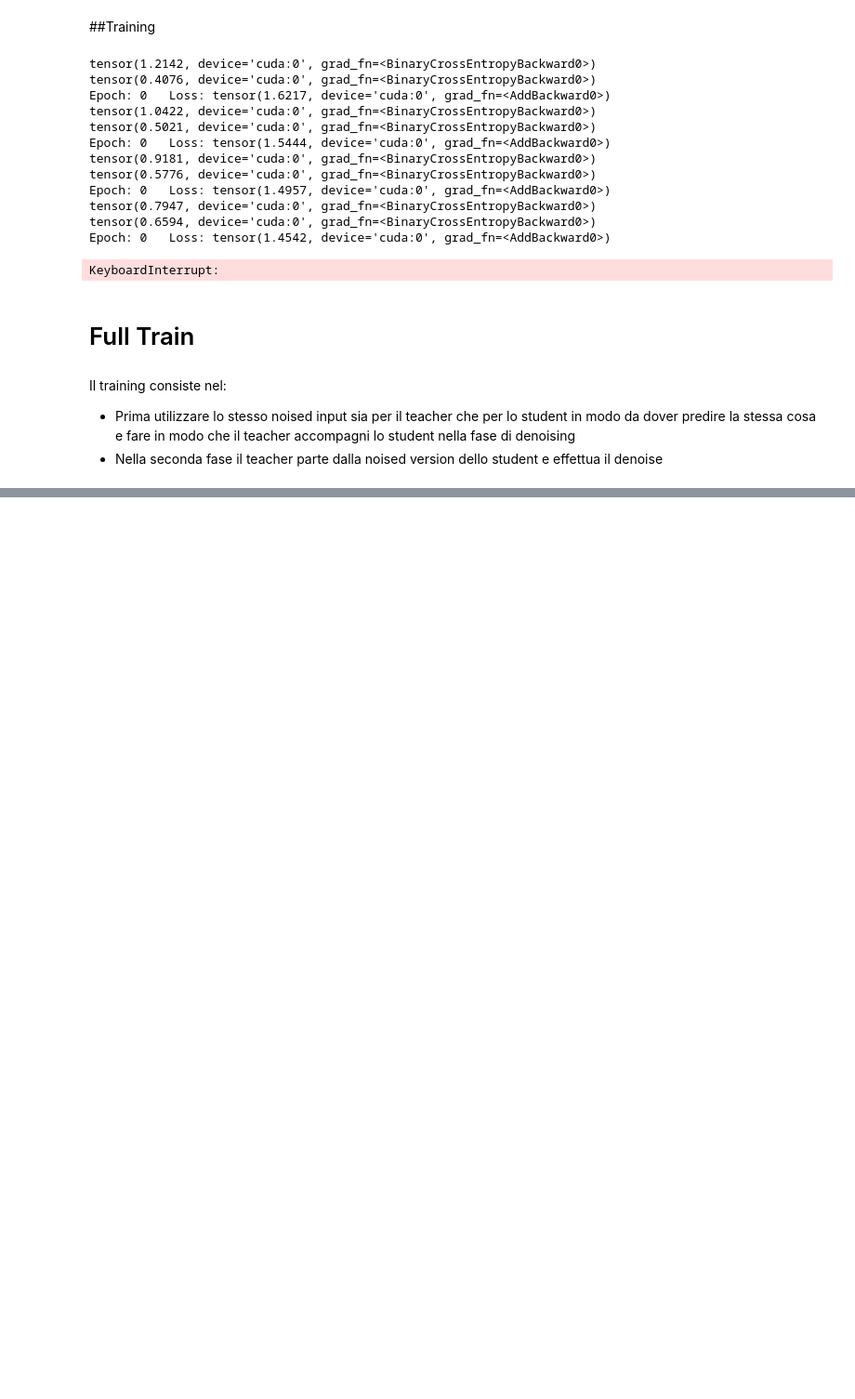
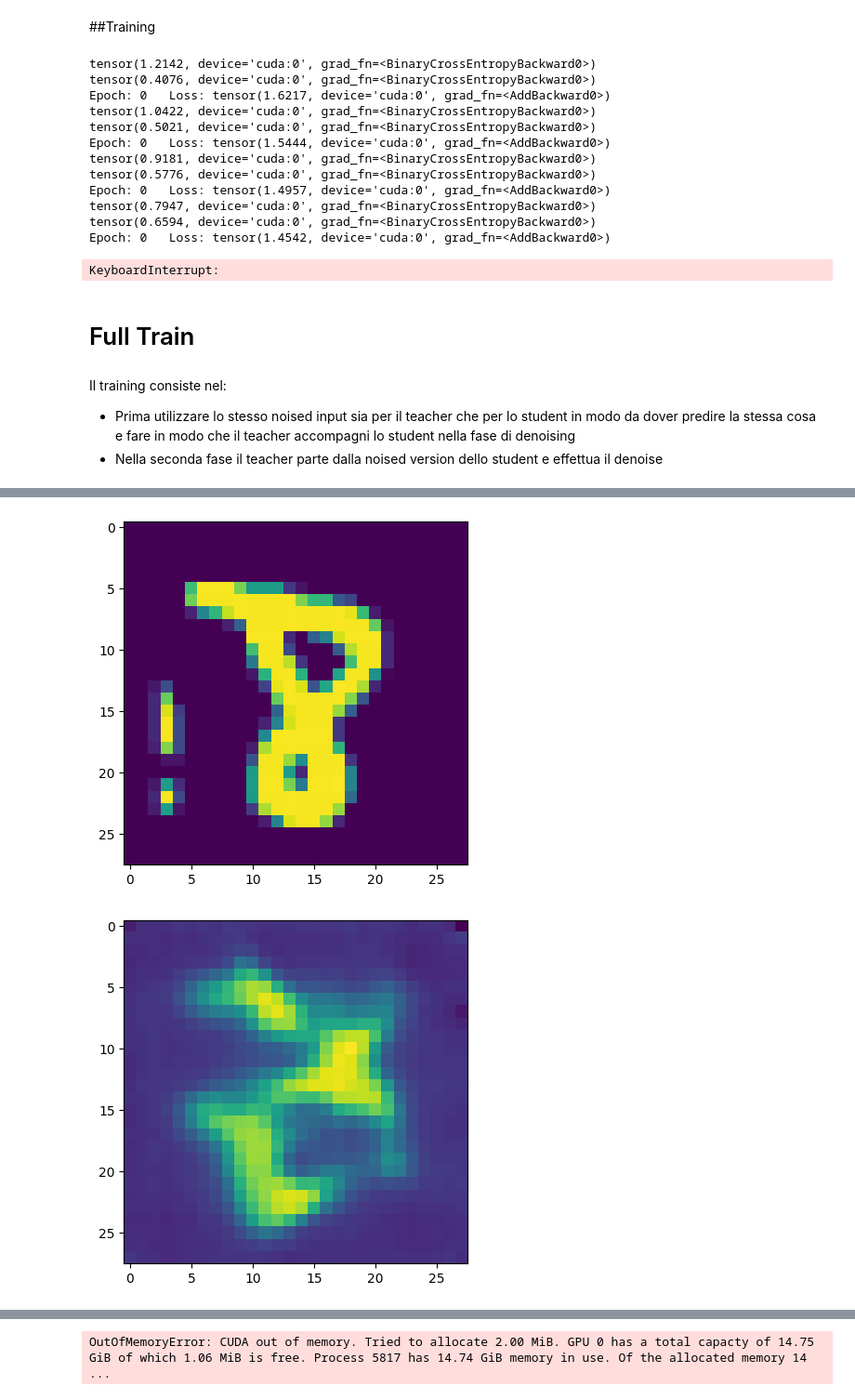
Before and after one commit to FedericoRaschiatore0123/Neural_Network, a Jupyter notebook: Adversarial_Diffusion_Distillation_Last_Version.ipynb, the cells around one changed output, grey strips where cells are left out. Shown at 93% size. Drawn from its saved outputs; the diff is of its cells as text; code cells hidden in the pictures; blank space fills up the shorter version.

```diff
--- a/Adversarial_Diffusion_Distillation_Last_Version.ipynb
+++ b/Adversarial_Diffusion_Distillation_Last_Version.ipynb
@@ -144,7 +143,7 @@ def q_sample(x_start, t, noise=None):
     )
     return sqrt_alphas_cumprod_t * x_start + sqrt_one_minus_alphas_cumprod_t * noise, noise
 
-timesteps = 700
+timesteps = 1000
 
 # define beta schedule
 betas = linear_beta_schedule(timesteps=timesteps)
@@ -484,7 +483,7 @@ from pathlib import Path
 epochs = 3
 
 optimizer = Adam(diffusion_model.parameters(), lr=1e-3)
-scheduler = torch.optim.lr_scheduler.ReduceLROnPlateau(optimizer, 'min', patience=1, factor=0.1)
+scheduler = torch.optim.lr_scheduler.ReduceLROnPlateau(optimizer, 'min', patience=2, factor=0.1)
 for epoch in range(epochs):
     for step, batch in enumerate(dataloader):
       optimizer.zero_grad()
@@ -664,11 +663,11 @@ def sample(model, img, image_size, timestep, batch_size=BATCH_SIZE, channels=1):
 with torch.no_grad():
   #t = torch.rand([64,1,28,28])
   batch= next(iter(dataloader))
-  t = torch.randint(0, 700, (BATCH_SIZE,), device=device).long().to(device)
+  t = torch.randint(0, 400, (BATCH_SIZE,), device=device).long().to(device)
   noise=torch.randn_like(batch[0]) #crea rumore con la stessa dimensione del batch
   x_noisy = q_sample(x_start=batch[0].to(device), t=t, noise=noise.to(device))
   #x_noisy = torch.rand([64,1,28,28]).to(device)
-  sample_data = sample(diffusion_model, x_noisy[0], image_size=image_size, timestep=timesteps,  batch_size=BATCH_SIZE, channels=1)
+  sample_data = sample(diffusion_model, x_noisy[0], image_size=image_size, timestep=400,  batch_size=BATCH_SIZE, channels=1)
 # %%
 # show a random one
 random_index = random.randint(0, 63)
@@ -942,8 +939,8 @@ for epoch in range(epochs):
       batch_size = batch[0].shape[0]
       batch = batch[0].to(device)
 
-      t_student = torch.randint(teacher_timesteps-1, teacher_timesteps, (batch_size,), device=device).long()
-      t_teacher = torch.randint(teacher_timesteps-1, teacher_timesteps, (batch_size,), device=device).long()#batch_size
+      t_student = torch.randint(0, teacher_timesteps*2, (batch_size,), device=device).long()
+      t_teacher = torch.randint(0, teacher_timesteps*2, (batch_size,), device=device).long()#batch_size
 
       noise = torch.randn_like(batch) #crea rumore con la stessa dimensione del batch
       x_noisy_student = q_sample(x_start=batch, t=t_student, noise=noise)
@@ -983,8 +980,9 @@ for epoch in range(epochs):
 
       #noise=torch.randn_like(batch)
 
-      x_noisy_teacher = q_sample(x_start=student_data[-1], t=t_teacher, noise=noise)
-      #image_data2 = x_noisy_teacher[0][random_index].cpu().detach().numpy().reshape(image_size, image_size, channels)
+      x_noisy_teacher = q_sample(x_start=student_data[-1], t=t_student, noise=noise)
+      #image_data2 = x_noisy_student[0][random_index].cpu().detach().numpy().reshape(image_size, image_size, channels)
+      #image_data4 = x_noisy_teacher[0][random_index].cpu().detach().numpy().reshape(image_size, image_size, channels)
 
       with torch.no_grad():
 
@@ -999,8 +997,12 @@ for epoch in range(epochs):
       plt.show()
       plt.imshow(image_data1)
       plt.show()
+      #plt.imshow(image_data2)
+      #plt.show()
       plt.imshow(image_data3)
       plt.show()
+      #plt.imshow(image_data4)
+      #plt.show()
 
       distill_loss = dis_loss(teacher_data[-1] , student_data[-1])
 
@@ -1018,0 +1021,2 @@ OutOfMemoryError: CUDA out of memory. Tried to allocate 74.00 MiB. GPU 0 has a t
+[figure, added]
+[figure, added]
@@ -1019,3 +1026,4 @@ OutOfMemoryError: CUDA out of memory. Tried to allocate 74.00 MiB. GPU 0 has a t
+OutOfMemoryError: CUDA out of memory. Tried to allocate 2.00 MiB. GPU 0 has a total capacty of 14.75 GiB of which 1.06 MiB is free. Process 5817 has 14.74 GiB memory in use. Of the allocated memory 14 ...
 # %%
 discriminator_path = '/content/drive/MyDrive/discriminator_model.pth'
 student_path = '/content/drive/MyDrive/student_model.pth'
```
Also changed, not shown: parts of 9 cells of this notebook.
